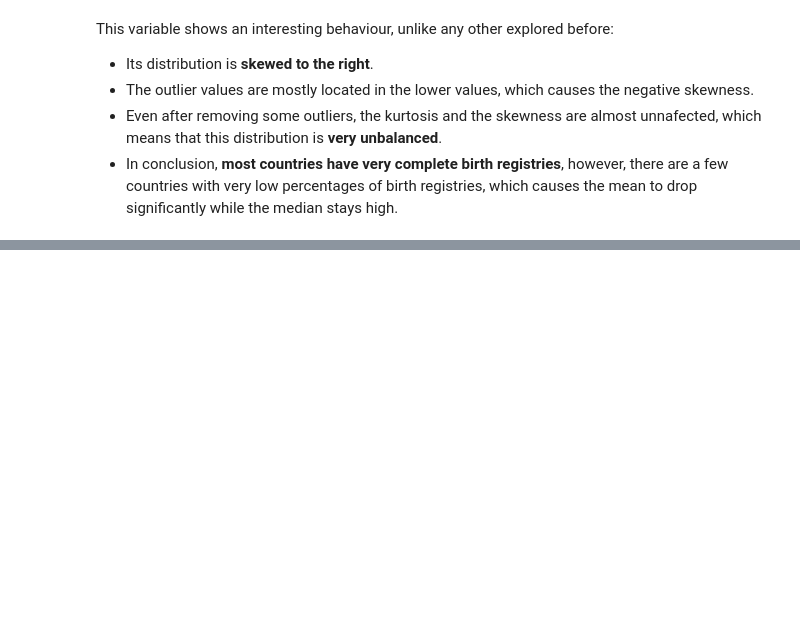
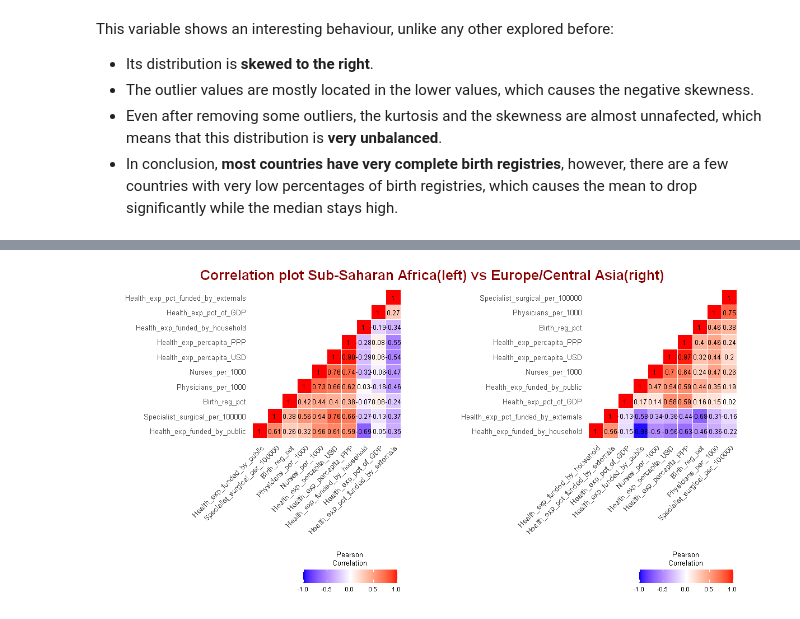
Before and after one commit to BrunoReis18/EAD2, a Jupyter notebook: EDA_Assignment2.ipynb, the cells around one changed output, grey strips where cells are left out. Cells and saved outputs as stored; diff of their text form; code cells hidden in the pictures; blank space fills up the shorter version.

```diff
--- a/EDA_Assignment2.ipynb
+++ b/EDA_Assignment2.ipynb
@@ -288,0 +350,87 @@ This variable shows an interesting behaviour, unlike any other explored before:
+# %%
+get_upper_tri <- function(cormat){
+cormat[lower.tri(cormat)]<- NA
+return(cormat)
+}
+reorder_cormat <- function(cormat){
+# Use correlation between variables as distance
+dd <- as.dist((1-cormat)/2)
+hc <- hclust(dd)
+cormat <-cormat[hc$order, hc$order]
+}
+
+cormat <- round(cor(imputed_data[imputed_data$Region == "Sub_Saharan_Africa",1:10]),2)
+
+cormat <- reorder_cormat(cormat)
+
+upper_tri <- get_upper_tri(cormat)
+# Melt the correlation matrix
+melted_cormat <- melt(upper_tri, na.rm = TRUE)
+# Create a ggheatmap
+ggheatmap <- ggplot(melted_cormat, aes(Var2, Var1, fill = value))+
+ geom_tile(color = "white")+
+ scale_fill_gradient2(low = "blue", high = "red", mid = "white",
+   midpoint = 0, limit = c(-1,1), space = "Lab",
+    name="Pearson\nCorrelation") +
+  theme_minimal()+ # minimal theme
+ theme(axis.text.x = element_text(angle = 45, vjust = 1,
+    size = 8, hjust = 1),axis.text.y=element_text(size=8),text=element_text(size=8),axis.title.x=element_text(size=8))+
+ coord_fixed()
+
+gg_africa = ggheatmap +
+geom_text(aes(Var2, Var1, label = value), color = "black", size = 2.5) +
+theme(
+  axis.title.x = element_blank(),
+  axis.title.y = element_blank(),
+  panel.grid.major = element_blank(),
+  panel.border = element_blank(),
+  panel.background = element_blank(),
+  axis.ticks = element_blank(),
+  legend.justification = c(1, 0),
+  legend.position = c(0.6, 0.7),
+  legend.direction = "horizontal")+
+  guides(fill = guide_colorbar(barwidth = 7, barheight = 1,
+                title.position = "top", title.hjust = 0.5))
+options(repr.plot.width = 5, repr.plot.height = 5)
+
+cormat <- round(cor(imputed_data[imputed_data$Region == "Europe_and_Central_Asia",1:10]),2)
+
+cormat <- reorder_cormat(cormat)
+
+upper_tri <- get_upper_tri(cormat)
+# Melt the correlation matrix
+melted_cormat <- melt(upper_tri, na.rm = TRUE)
+# Create a ggheatmap
+ggheatmap <- ggplot(melted_cormat, aes(Var2, Var1, fill = value))+
+ geom_tile(color = "white")+
+ scale_fill_gradient2(low = "blue", high = "red", mid = "white",
+   midpoint = 0, limit = c(-1,1), space = "Lab",
+    name="Pearson\nCorrelation") +
+  theme_minimal()+ # minimal theme
+ theme(axis.text.x = element_text(angle = 45, vjust = 1,
+    size = 8, hjust = 1),axis.text.y=element_text(size=8),text=element_text(size=8),axis.title.x=element_text(size=8))+
+ coord_fixed()
+
+gg_europe = ggheatmap +
+geom_text(aes(Var2, Var1, label = value), color = "black", size = 2.5) +
+theme(
+  axis.title.x = element_blank(),
+  axis.title.y = element_blank(),
+  panel.grid.major = element_blank(),
+  panel.border = element_blank(),
+  panel.background = element_blank(),
+  axis.ticks = element_blank(),
+  legend.justification = c(1, 0),
+  legend.position = c(0.6, 0.7),
+  legend.direction = "horizontal")+
+  guides(fill = guide_colorbar(barwidth = 7, barheight = 1,
+                title.position = "top", title.hjust = 0.5))
+
+options(repr.plot.width = 10, repr.plot.height = 5)
+
+fig = ggarrange(gg_africa,gg_europe, nrow = 1, ncol = 2,  legend = "bottom", align = "v")
+grid = annotate_figure(fig,
+                        top = textGrob("Correlation plot Sub-Saharan Africa(left) vs Europe/Central Asia(right)", gp = gpar(fontsize = 15, fontface = "bold", col = "darkred"))) #add a title to the grid
+grid
+# %% [output]
+[figure, added]
```
Also changed, not shown: parts of 21 cells of this notebook, 1 other file.
